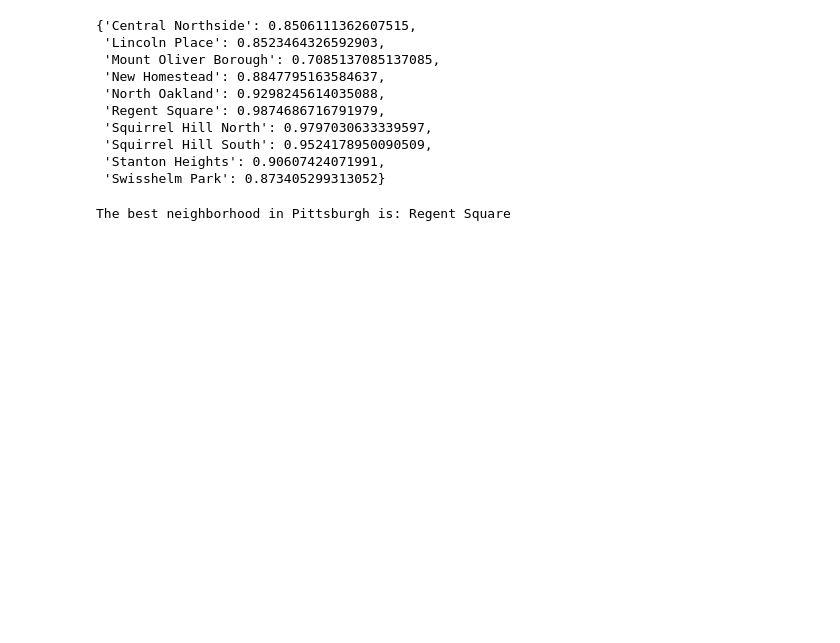
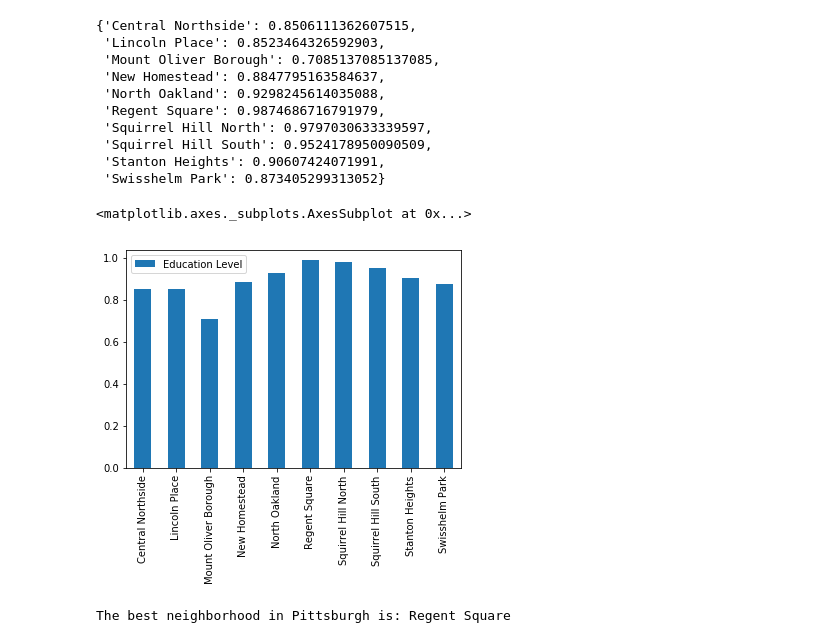
Before and after one commit to psjdev30/0010Final, a Jupyter notebook: finalFinal.ipynb, the cells around one changed output. Saved outputs shown, nothing was run; the diff lists cells and outputs as text; code cells hidden in the pictures; blank space fills up the shorter version.

```diff
--- a/finalFinal.ipynb
+++ b/finalFinal.ipynb
@@ -194,6 +131,15 @@ selectEduLevels
  'Squirrel Hill South': 0.9524178950090509,
  'Stanton Heights': 0.90607424071991,
  'Swisshelm Park': 0.873405299313052}
+# %%
+# select edu levels graph
+
+selectEduLevelsDF = pd.DataFrame.from_dict(selectEduLevels, orient = 'index', columns = ['Education Level'])
+
+selectEduLevelsDF.plot(kind = 'bar', rot = 90)
+# %% [output]
+<matplotlib.axes._subplots.AxesSubplot at 0x...>
+[figure, added]
 # %%
 # find neighborhood with highest education rate
 
```
Also changed, not shown: parts of 8 cells of this notebook.
